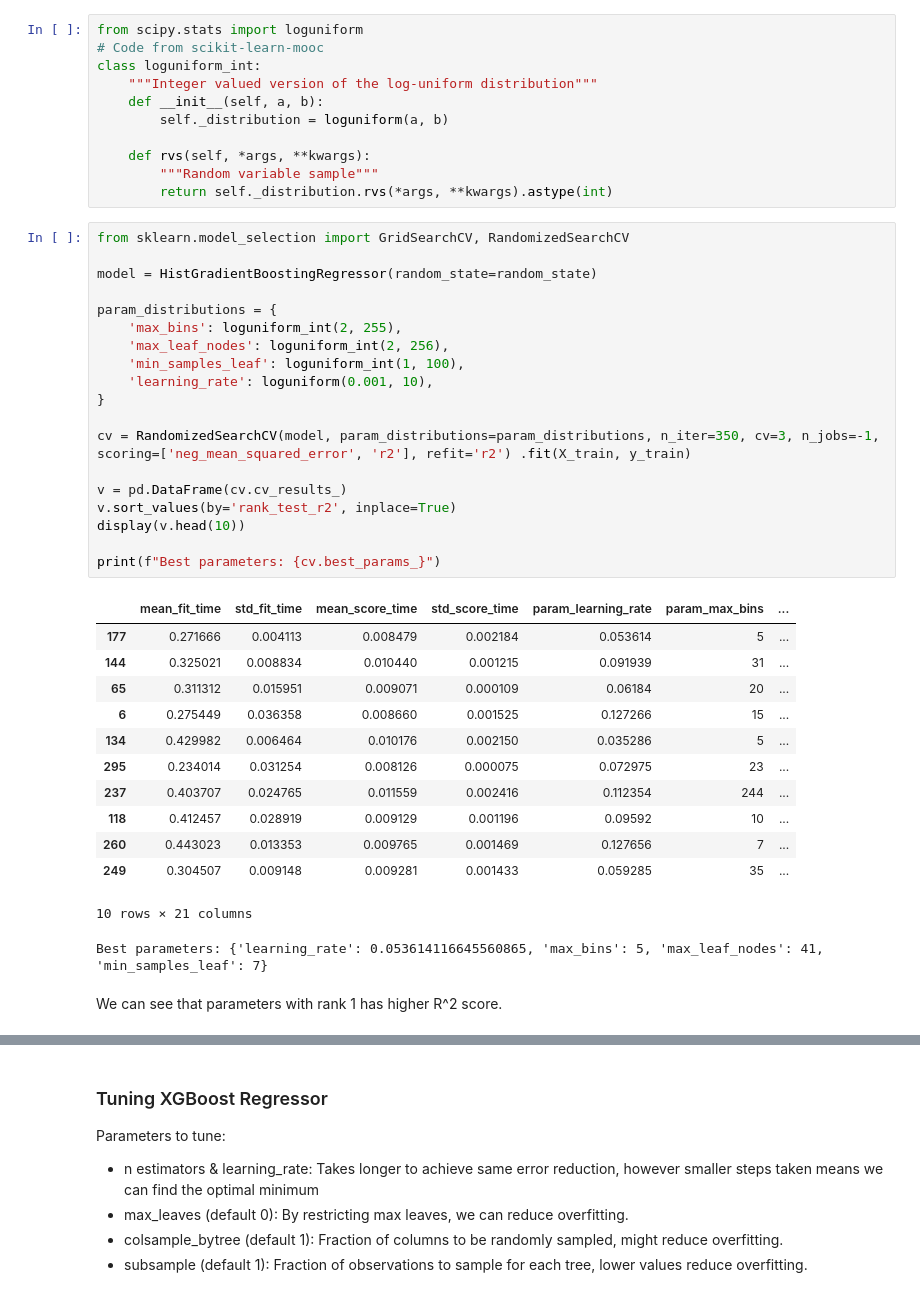
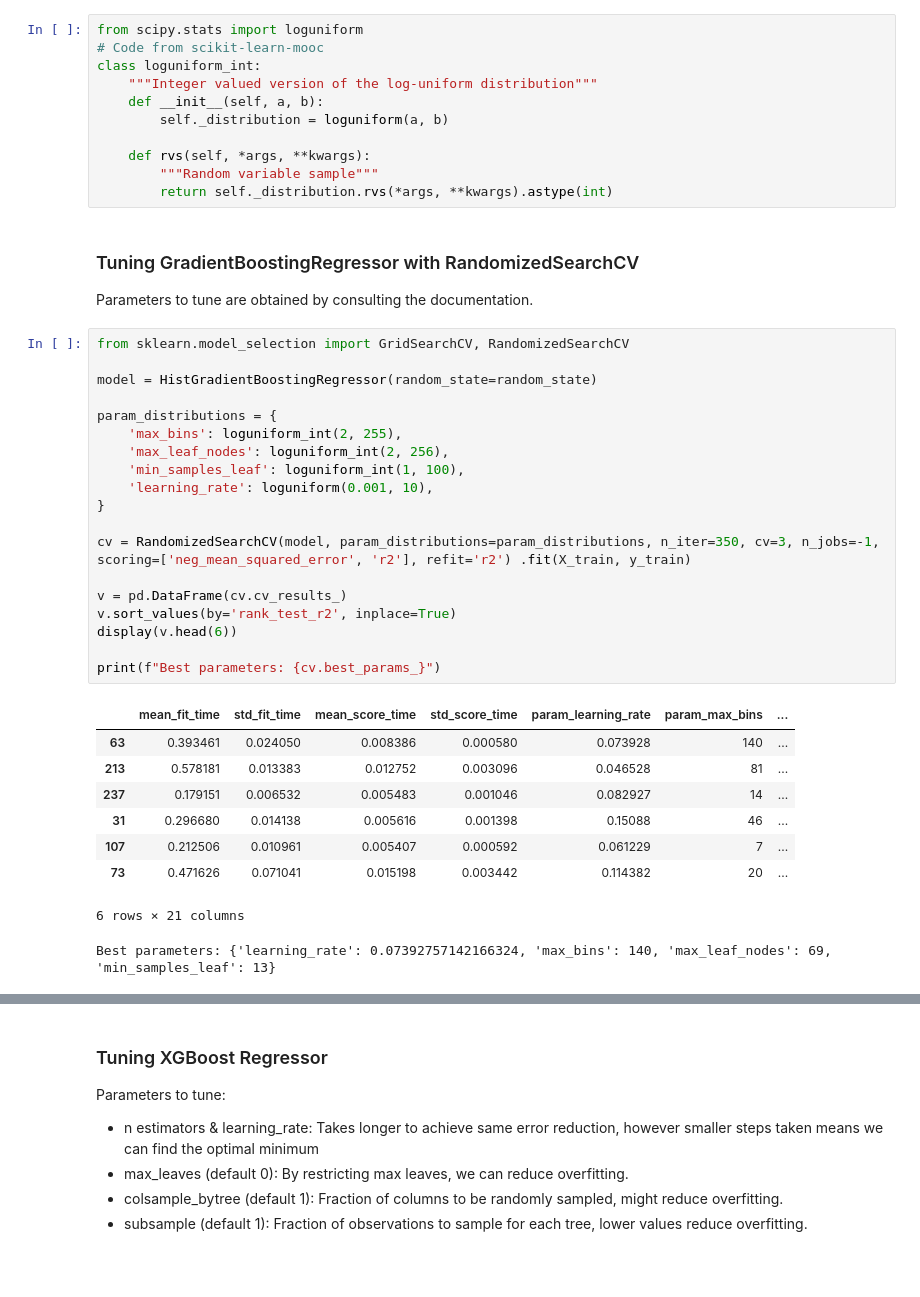
Before and after one commit to jingjietan/sc1015-project, a Jupyter notebook: machine-learning.ipynb, the cells around one changed output, grey strips where cells are left out. Cells and saved outputs as stored; diff of their text form; blank space fills up the shorter version.

Commit message:
updated machine learning

```diff
--- a/machine-learning.ipynb
+++ b/machine-learning.ipynb
@@ -293,41 +228,38 @@ class loguniform_int:
     def rvs(self, *args, **kwargs):
         """Random variable sample"""
         return self._distribution.rvs(*args, **kwargs).astype(int)
+# %% [markdown]
+### Tuning GradientBoostingRegressor with RandomizedSearchCV
+Parameters to tune are obtained by consulting the documentation.
 # %%
 from sklearn.model_selection import GridSearchCV, RandomizedSearchCV
 
 model = HistGradientBoostingRegressor(random_state=random_state)
 
 param_distributions = {
     'max_bins': loguniform_int(2, 255),
     'max_leaf_nodes': loguniform_int(2, 256),
     'min_samples_leaf': loguniform_int(1, 100),
     'learning_rate': loguniform(0.001, 10),
 }
 
 cv = RandomizedSearchCV(model, param_distributions=param_distributions, n_iter=350, cv=3, n_jobs=-1, scoring=['neg_mean_squared_error', 'r2'], refit='r2') .fit(X_train, y_train)
 
 v = pd.DataFrame(cv.cv_results_)
 v.sort_values(by='rank_test_r2', inplace=True)
-display(v.head(10))
+display(v.head(6))
 
 print(f"Best parameters: {cv.best_params_}")
 # %% [output]
 |  | mean_fit_time | std_fit_time | mean_score_time | std_score_time | param_learning_rate | param_max_bins | ... |
-| 177 | 0.271666 | 0.004113 | 0.008479 | 0.002184 | 0.053614 | 5 | ... |
-| 144 | 0.325021 | 0.008834 | 0.010440 | 0.001215 | 0.091939 | 31 | ... |
-| 65 | 0.311312 | 0.015951 | 0.009071 | 0.000109 | 0.06184 | 20 | ... |
-| 6 | 0.275449 | 0.036358 | 0.008660 | 0.001525 | 0.127266 | 15 | ... |
-| 134 | 0.429982 | 0.006464 | 0.010176 | 0.002150 | 0.035286 | 5 | ... |
-| 295 | 0.234014 | 0.031254 | 0.008126 | 0.000075 | 0.072975 | 23 | ... |
-| 237 | 0.403707 | 0.024765 | 0.011559 | 0.002416 | 0.112354 | 244 | ... |
-| 118 | 0.412457 | 0.028919 | 0.009129 | 0.001196 | 0.09592 | 10 | ... |
-| 260 | 0.443023 | 0.013353 | 0.009765 | 0.001469 | 0.127656 | 7 | ... |
-| 249 | 0.304507 | 0.009148 | 0.009281 | 0.001433 | 0.059285 | 35 | ... |
+| 63 | 0.393461 | 0.024050 | 0.008386 | 0.000580 | 0.073928 | 140 | ... |
+| 213 | 0.578181 | 0.013383 | 0.012752 | 0.003096 | 0.046528 | 81 | ... |
+| 237 | 0.179151 | 0.006532 | 0.005483 | 0.001046 | 0.082927 | 14 | ... |
+| 31 | 0.296680 | 0.014138 | 0.005616 | 0.001398 | 0.15088 | 46 | ... |
+| 107 | 0.212506 | 0.010961 | 0.005407 | 0.000592 | 0.061229 | 7 | ... |
+| 73 | 0.471626 | 0.071041 | 0.015198 | 0.003442 | 0.114382 | 20 | ... |
-10 rows × 21 columns
+6 rows × 21 columns
-Best parameters: {'learning_rate': 0.053614116645560865, 'max_bins': 5, 'max_leaf_nodes': 41, 'min_samples_leaf': 7}
+Best parameters: {'learning_rate': 0.07392757142166324, 'max_bins': 140, 'max_leaf_nodes': 69, 'min_samples_leaf': 13}
-# %% [markdown]
-We can see that parameters with rank 1 has higher R^2 score.
 # %%
 model = HistGradientBoostingRegressor(**cv.best_params_, random_state=random_state).fit(X_train, y_train)
 simulate(model, XXyy, 'RandomSearch CV Gradient Boost Regressor')
```
Also changed, not shown: parts of 32 cells of this notebook, 3 other files.
